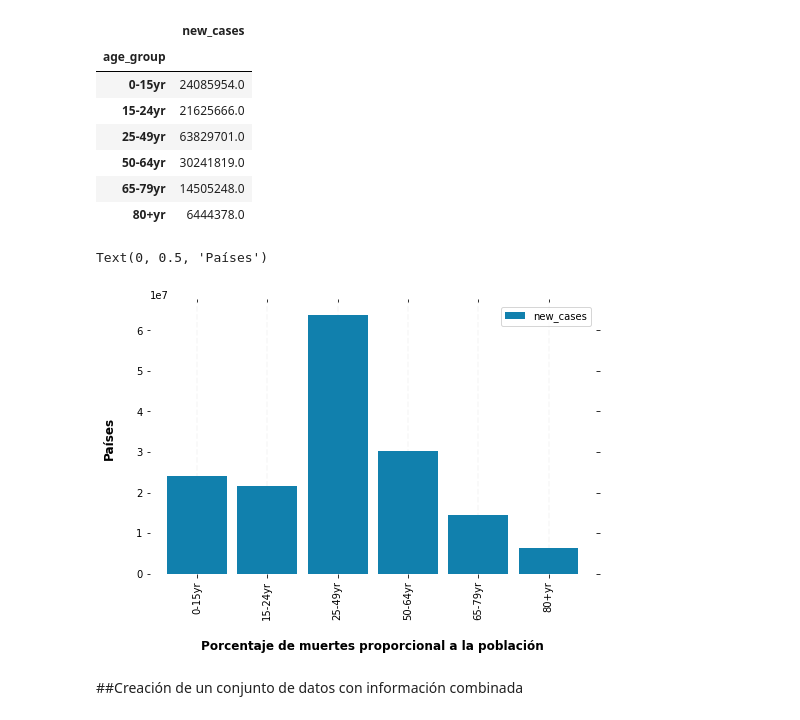
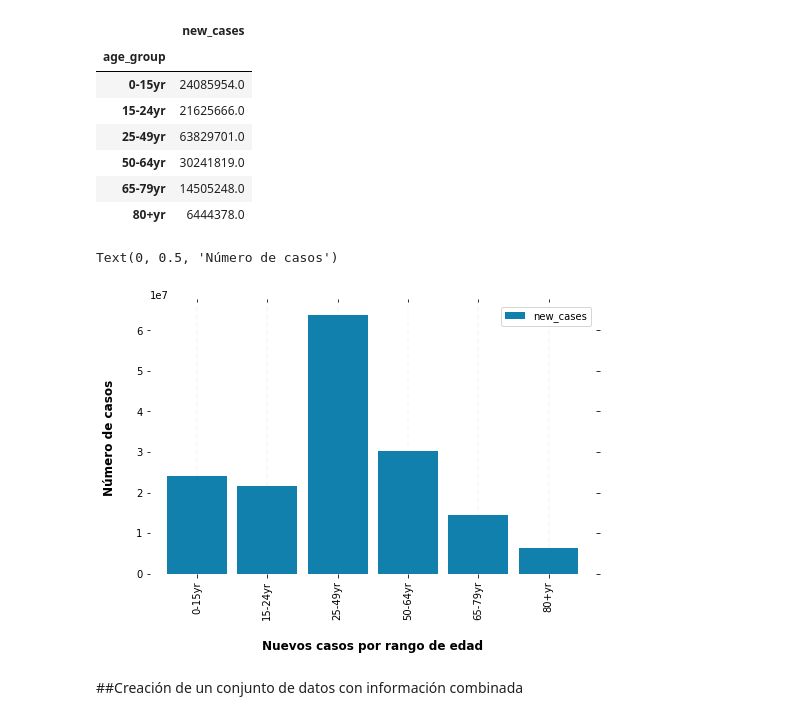
Before and after one commit to earandir/TecnicasIA, a Jupyter notebook: mexandatos06act2.ipynb, the cells around one changed output. Saved outputs shown, nothing was run; the diff lists cells and outputs as text; code cells hidden in the pictures.

```diff
--- a/mexandatos06act2.ipynb
+++ b/mexandatos06act2.ipynb
@@ -158,31 +160,31 @@ agesBar
 # %%
 ax = agesBar.plot(kind='bar', figsize=(8, 5), color='#1180ad', zorder=2, width=0.85)
 
 # Despine
 ax.spines['right'].set_visible(False)
 ax.spines['top'].set_visible(False)
 ax.spines['left'].set_visible(False)
 ax.spines['bottom'].set_visible(False)
 
 # Switch off ticks
 ax.tick_params(axis="both", which="both", bottom="off", top="off", labelbottom="on", left="off", right="off", labelleft="on")
 
 # Draw vertical axis lines
 vals = ax.get_xticks()
 for tick in vals:
   ax.axvline(x=tick, linestyle='dashed', alpha=0.4, color='#eeeeee', zorder=1)
 
 # Set x-axis label
-ax.set_xlabel("Porcentaje de muertes proporcional a la población", labelpad=20, weight='bold', size=12)
+ax.set_xlabel("Nuevos casos por rango de edad", labelpad=20, weight='bold', size=12)
 
 # Set y-axis label
-ax.set_ylabel("Países", labelpad=20, weight='bold', size=12)
+ax.set_ylabel("Número de casos", labelpad=20, weight='bold', size=12)
 
 # Format y-axis label
 #ax.xaxis.set_major_formatter(StrMethodFormatter('{x:,g}'))
 # %% [output]
-Text(0, 0.5, 'Países')
+Text(0, 0.5, 'Número de casos')
-[figure, old version]
+[figure, new version]
 # %% [markdown]
 ##Creación de un conjunto de datos con información combinada
 # %% [markdown]
```
Also changed, not shown: parts of 1 cell of this notebook.
